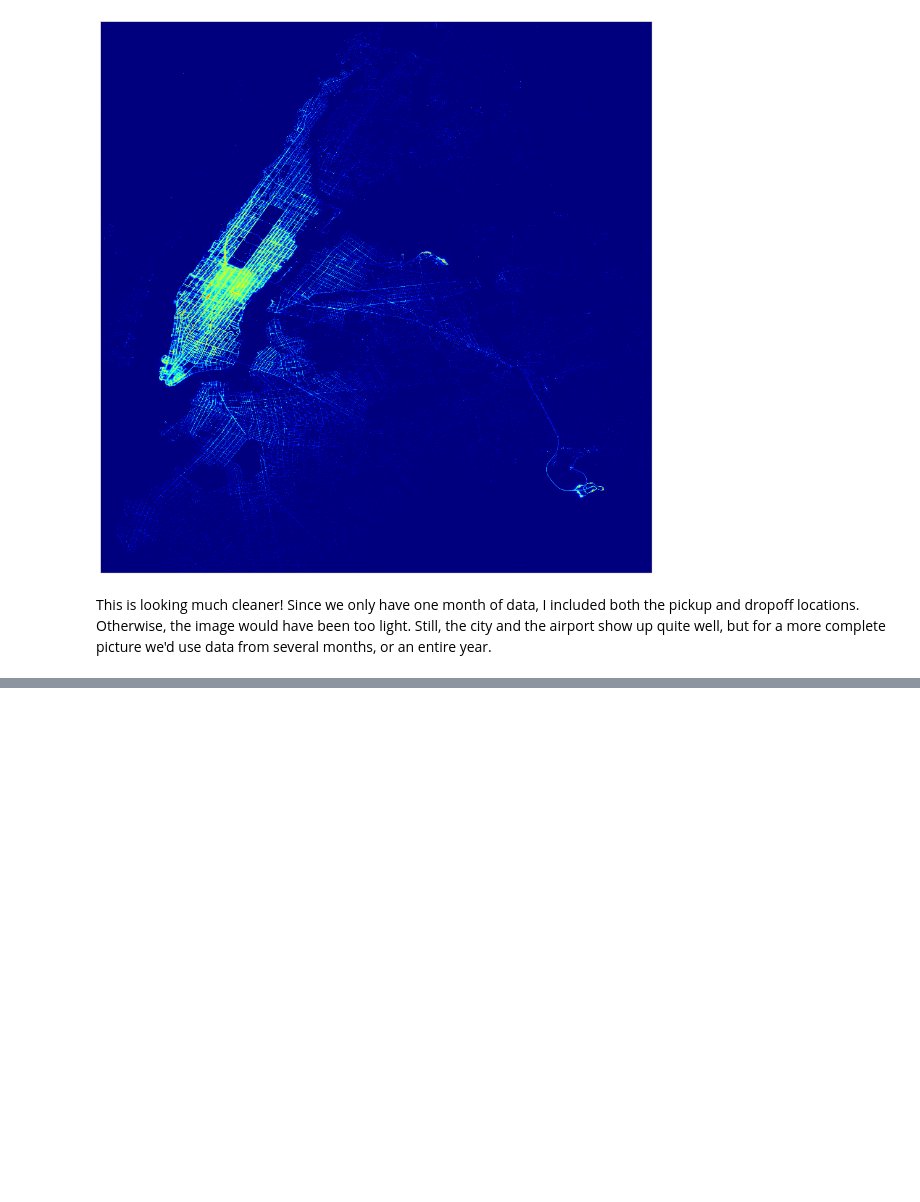
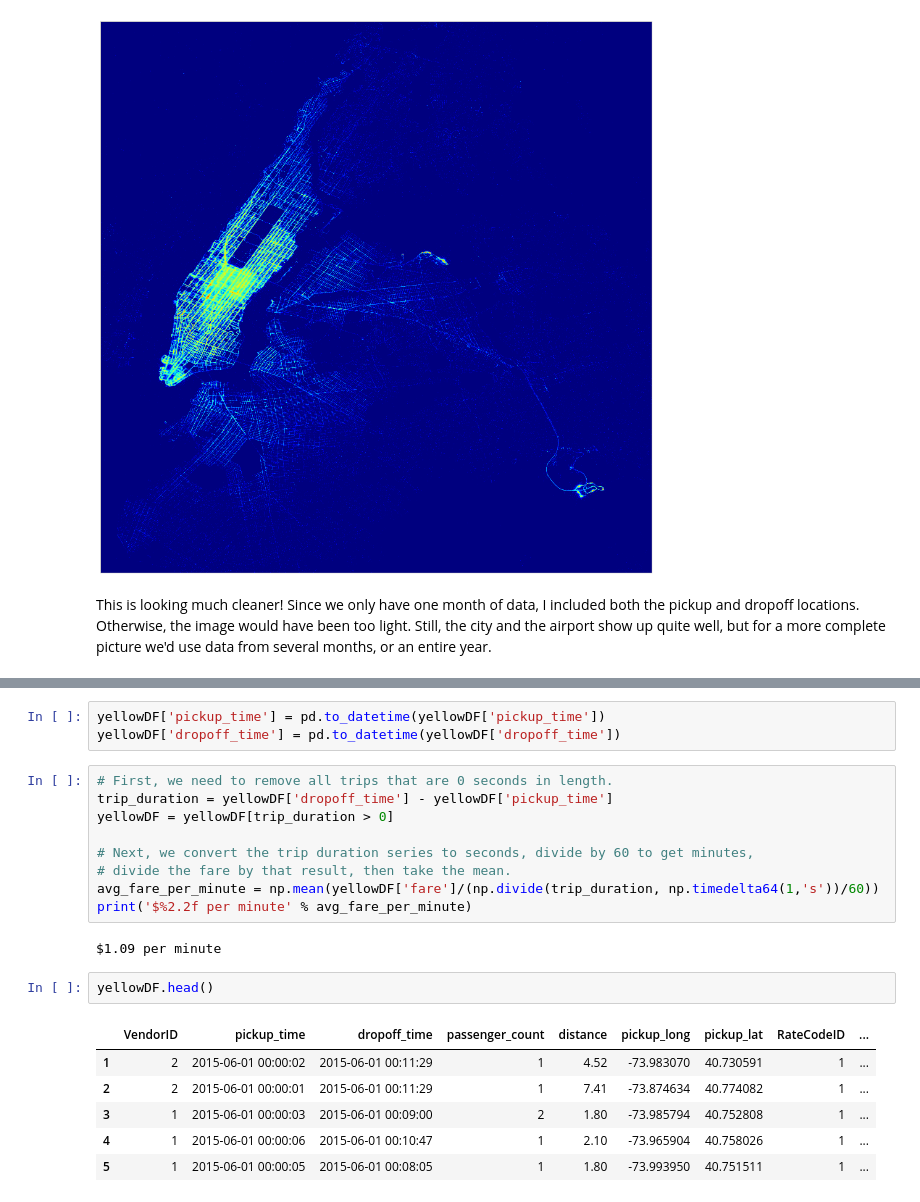
Before and after one commit to bradmager/NYC_TaxiData, a Jupyter notebook: NYC_TaxiData.ipynb, the cells around one changed output, grey strips where cells are left out. Cells and saved outputs as stored; diff of their text form; blank space fills up the shorter version.

Commit message:
Further analysis on trips

```diff
--- a/NYC_TaxiData.ipynb
+++ b/NYC_TaxiData.ipynb
@@ -159,0 +163,23 @@ payment = yellowDF.groupby(['payment_type'])
+# %%
+yellowDF['pickup_time'] = pd.to_datetime(yellowDF['pickup_time'])
+yellowDF['dropoff_time'] = pd.to_datetime(yellowDF['dropoff_time'])
+# %%
+# First, we need to remove all trips that are 0 seconds in length.
+trip_duration = yellowDF['dropoff_time'] - yellowDF['pickup_time']
+yellowDF = yellowDF[trip_duration > 0]
+
+# Next, we convert the trip duration series to seconds, divide by 60 to get minutes,
+# divide the fare by that result, then take the mean.
+avg_fare_per_minute = np.mean(yellowDF['fare']/(np.divide(trip_duration, np.timedelta64(1,'s'))/60))
+print('$%2.2f per minute' % avg_fare_per_minute)
+# %% [output]
+$1.09 per minute
+# %%
+yellowDF.head()
+# %% [output]
+|  | VendorID | pickup_time | dropoff_time | passenger_count | distance | pickup_long | pickup_lat | RateCodeID | ... |
+| 1 | 2 | 2015-06-01 00:00:02 | 2015-06-01 00:11:29 | 1 | 4.52 | -73.983070 | 40.730591 | 1 | ... |
+| 2 | 2 | 2015-06-01 00:00:01 | 2015-06-01 00:11:29 | 1 | 7.41 | -73.874634 | 40.774082 | 1 | ... |
+| 3 | 1 | 2015-06-01 00:00:03 | 2015-06-01 00:09:00 | 2 | 1.80 | -73.985794 | 40.752808 | 1 | ... |
+| 4 | 1 | 2015-06-01 00:00:06 | 2015-06-01 00:10:47 | 1 | 2.10 | -73.965904 | 40.758026 | 1 | ... |
+| 5 | 1 | 2015-06-01 00:00:05 | 2015-06-01 00:08:05 | 1 | 1.80 | -73.993950 | 40.751511 | 1 | ... |
```
Also changed, not shown: parts of 6 cells of this notebook.
